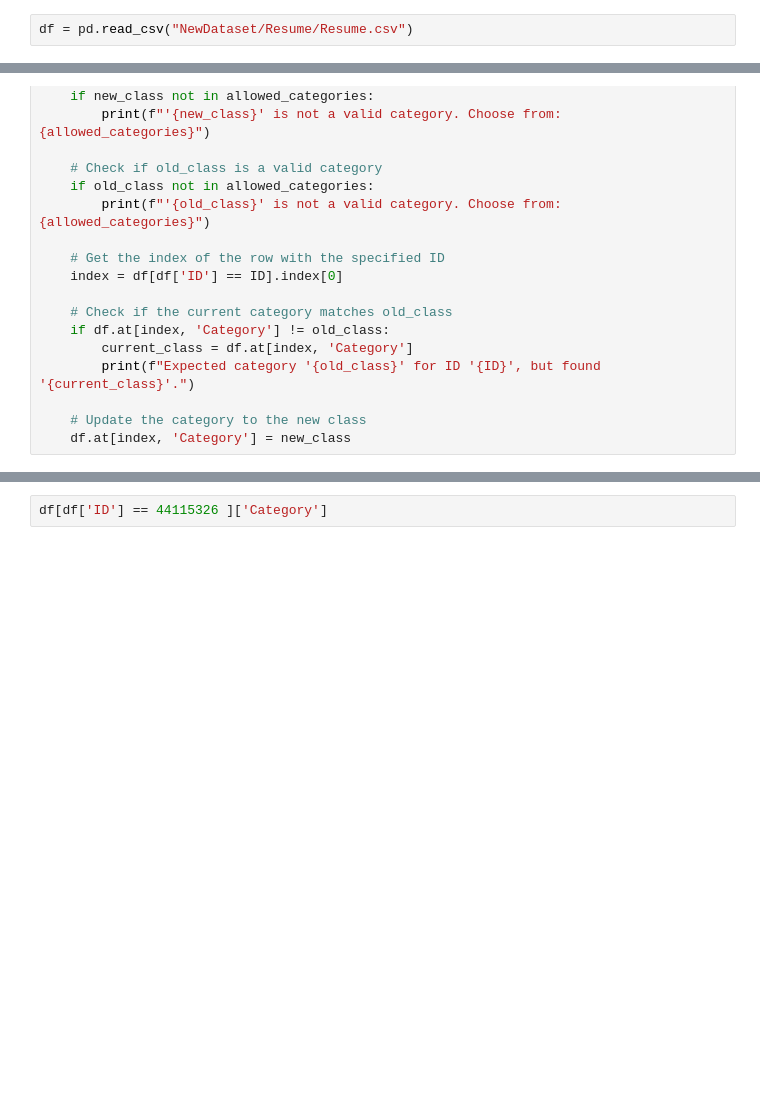
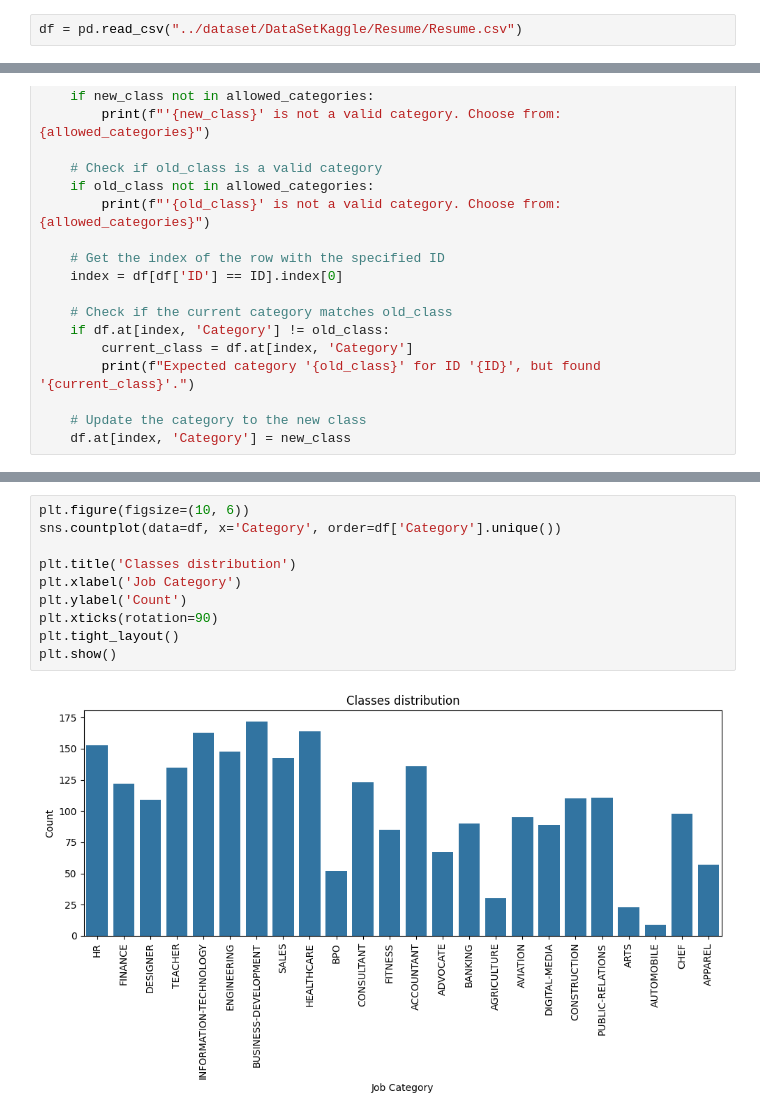
Before and after one commit to andreabochicchio02/ResumeMining, a Jupyter notebook: NEW_LABEL/labeling.ipynb, the cells around one changed output, grey strips where cells are left out. Drawn from its saved outputs; the diff is of its cells as text; blank space fills up the shorter version.

```diff
--- a/NEW_LABEL/labeling.ipynb
+++ b/NEW_LABEL/labeling.ipynb
@@ -3,5 +5,5 @@ import pandas as pd
 # %%
-df = pd.read_csv("NewDataset/Resume/Resume.csv")
+df = pd.read_csv("../dataset/DataSetKaggle/Resume/Resume.csv")
 # %%
 def change_category(ID, old_class, new_class):
 
@@ -595,2 +599,12 @@ change_category(38750659, 'TEACHER', 'HR')
-# %%
-df[df['ID'] == 44115326 ]['Category']
+# %%
+plt.figure(figsize=(10, 6))
+sns.countplot(data=df, x='Category', order=df['Category'].unique())
+
+plt.title('Classes distribution')
+plt.xlabel('Job Category')
+plt.ylabel('Count')
+plt.xticks(rotation=90)
+plt.tight_layout()
+plt.show()
+# %% [output]
+[figure, added]
```
Also changed, not shown: parts of 5 cells of this notebook, 1 other file.
